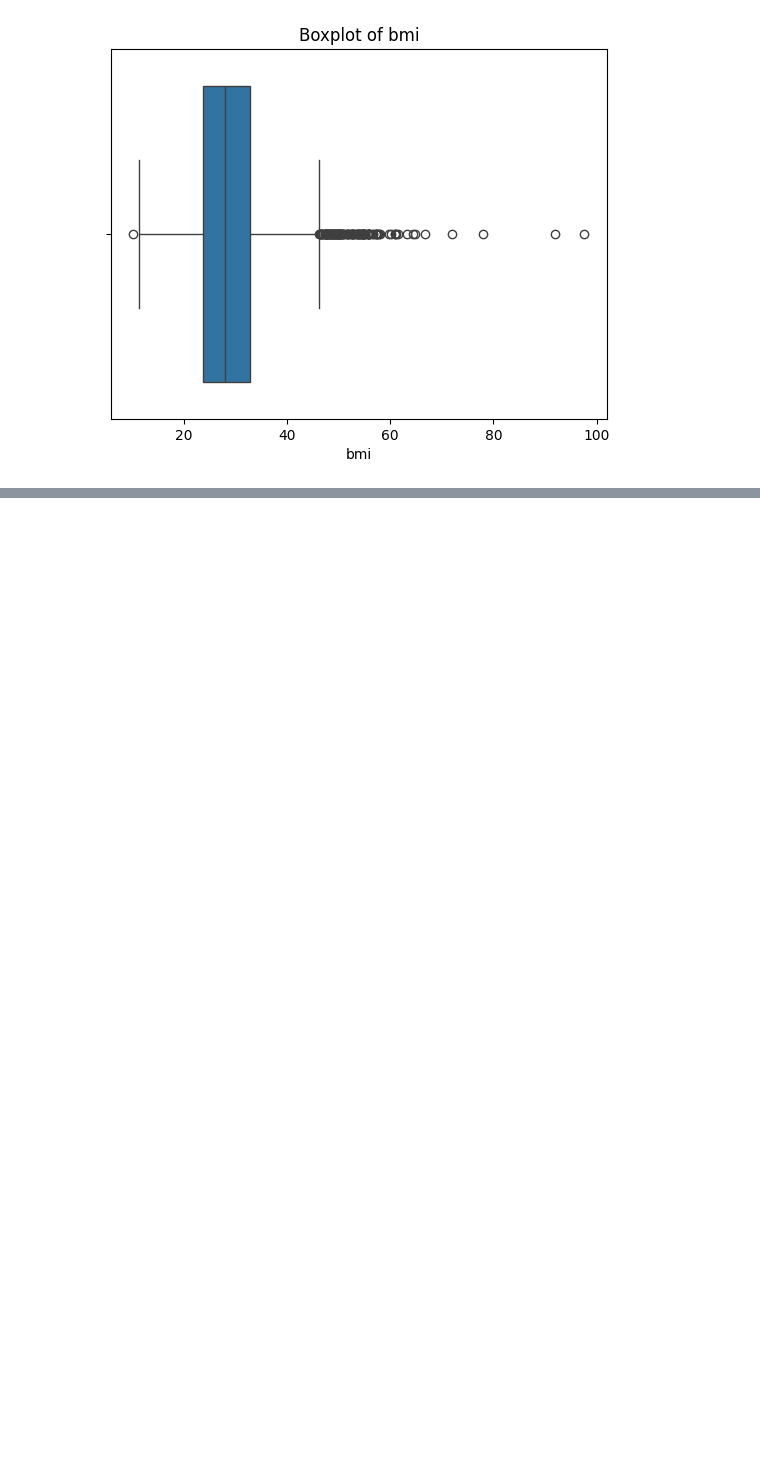
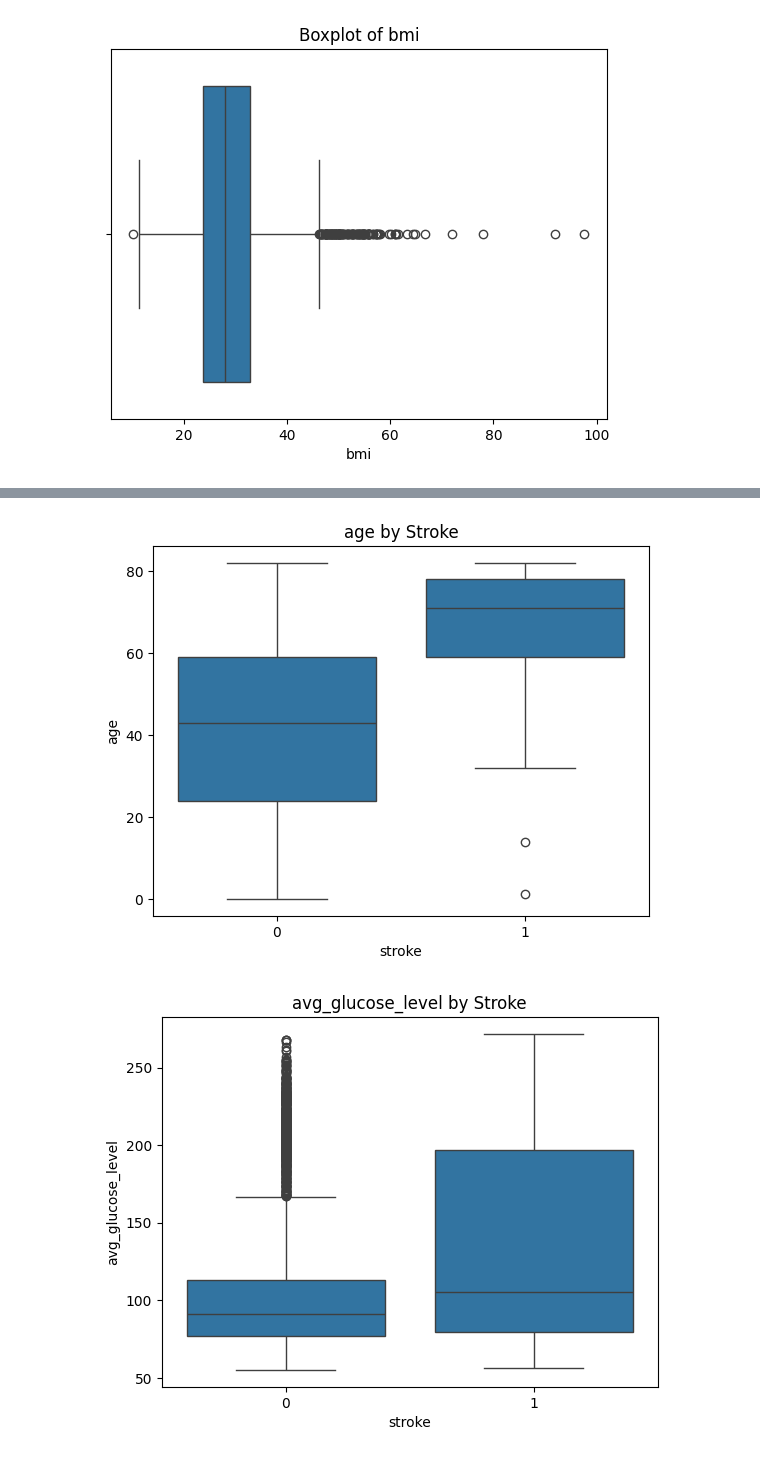
Before and after one commit to Team-6-AAI-501/strokeprediction, a Jupyter notebook: jupyternotebook/aai501StrokePrediction.ipynb, the cells around one changed output, grey strips where cells are left out. Cells and saved outputs as stored; diff of their text form; code cells hidden in the pictures; blank space fills up the shorter version.

```diff
--- a/jupyternotebook/aai501StrokePrediction.ipynb
+++ b/jupyternotebook/aai501StrokePrediction.ipynb
@@ -101,0 +145,8 @@ for col in numerical_features:
+# %%
+for col in num_cols:
+    sns.boxplot(x='stroke', y=col, data=df)
+    plt.title(f'{col} by Stroke')
+    plt.show()
+# %% [output]
+[figure, added]
+[figure, added]
```
Also changed, not shown: parts of 14 cells of this notebook.
